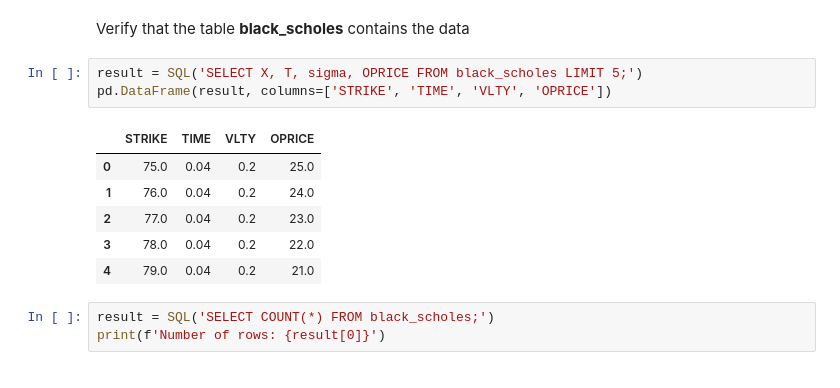
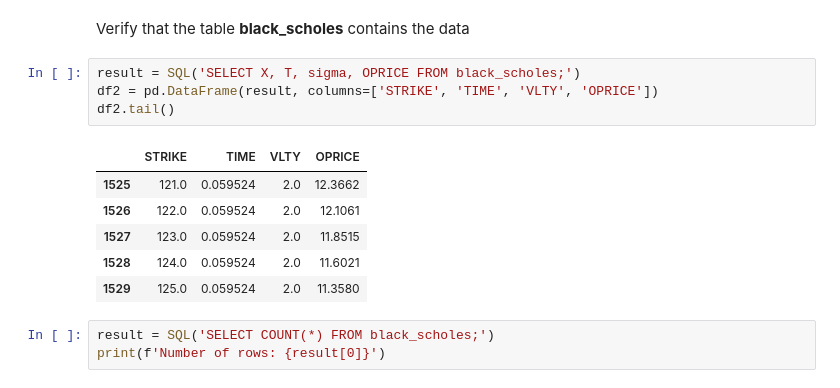
Before and after one commit to heavyai/rbc, a Jupyter notebook: notebooks/black_scholes_UDF.ipynb, the cells around one changed output. Cells and saved outputs as stored; diff of their text form.

```diff
--- a/notebooks/black_scholes_UDF.ipynb
+++ b/notebooks/black_scholes_UDF.ipynb
@@ -86,15 +86,16 @@ omnisci.load_table_columnar('black_scholes', S=S, X=X, T=T, r=r, sigma=sigma, OP
 # %% [markdown]
 Verify that the table **black_scholes** contains the data
 # %%
-result = SQL('SELECT X, T, sigma, OPRICE FROM black_scholes LIMIT 5;')
-pd.DataFrame(result, columns=['STRIKE', 'TIME', 'VLTY', 'OPRICE'])
+result = SQL('SELECT X, T, sigma, OPRICE FROM black_scholes;')
+df2 = pd.DataFrame(result, columns=['STRIKE', 'TIME', 'VLTY', 'OPRICE'])
+df2.tail()
 # %% [output]
 |  | STRIKE | TIME | VLTY | OPRICE |
-| 0 | 75.0 | 0.04 | 0.2 | 25.0 |
-| 1 | 76.0 | 0.04 | 0.2 | 24.0 |
-| 2 | 77.0 | 0.04 | 0.2 | 23.0 |
-| 3 | 78.0 | 0.04 | 0.2 | 22.0 |
-| 4 | 79.0 | 0.04 | 0.2 | 21.0 |
+| 1525 | 121.0 | 0.059524 | 2.0 | 12.3662 |
+| 1526 | 122.0 | 0.059524 | 2.0 | 12.1061 |
+| 1527 | 123.0 | 0.059524 | 2.0 | 11.8515 |
+| 1528 | 124.0 | 0.059524 | 2.0 | 11.6021 |
+| 1529 | 125.0 | 0.059524 | 2.0 | 11.3580 |
 # %%
 result = SQL('SELECT COUNT(*) FROM black_scholes;')
 print(f'Number of rows: {result[0]}')
```
Also changed, not shown: parts of 3 cells of this notebook.
